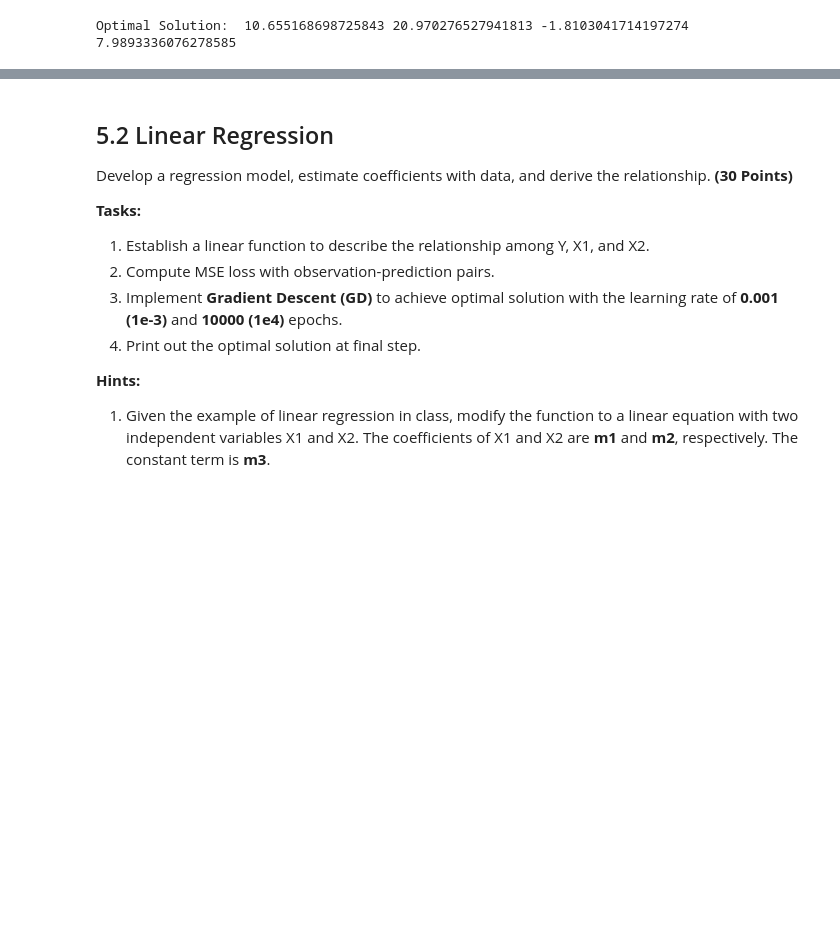
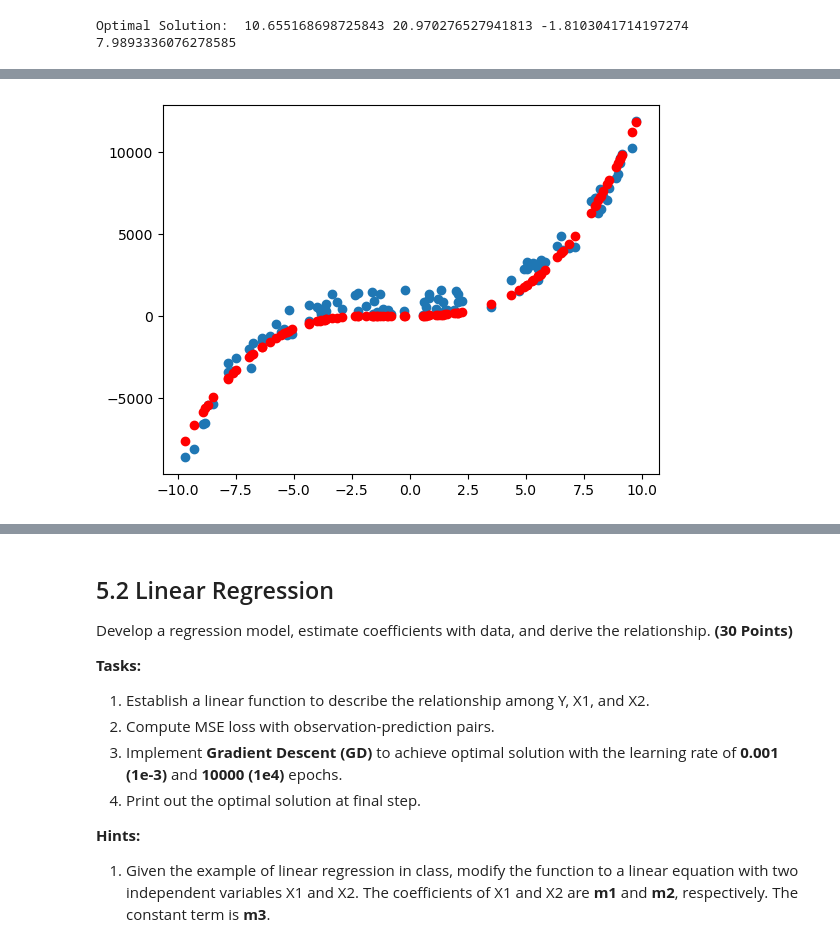
Before and after one commit to jakenorris1124/CAP-4630-Homework-1, a Jupyter notebook: Homework_01.ipynb, the cells around one changed output, grey strips where cells are left out. Saved outputs shown, nothing was run; the diff lists cells and outputs as text; code cells hidden in the pictures; blank space fills up the shorter version.

```diff
--- a/Homework_01.ipynb
+++ b/Homework_01.ipynb
@@ -118,3 +116,12 @@ Derive prediction function and generate estmated results. **(5 Points)**
+# %%
+# Coding here
+Y_pred = a*pow(X, 3) + b*pow(X, 2)+ c*X + d
+
+plt.scatter(X,Y)
+plt.scatter(X, Y_pred, color="red")
+plt.show()
+# %% [output]
+[figure, added]
 # %% [markdown]
 ## 5 - Multiple Variables Linear Regression ##
 
```
Also changed, not shown: parts of 1 cell of this notebook.
